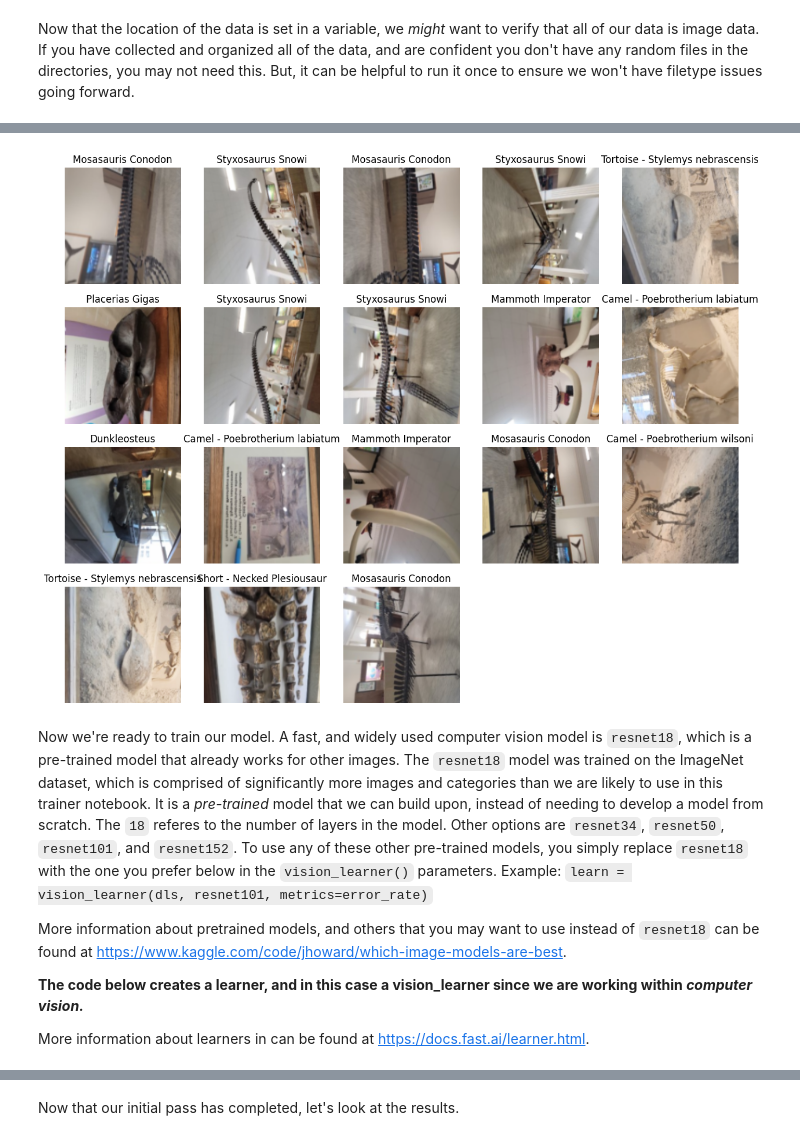
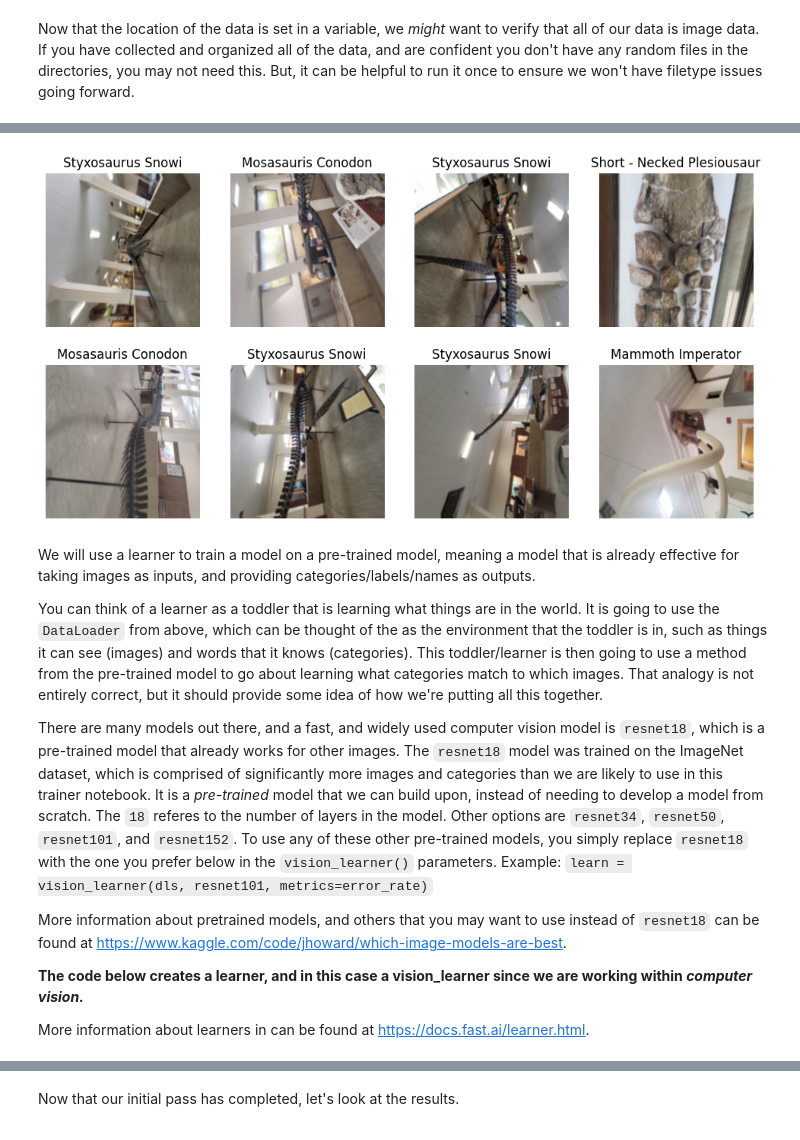
Before and after one commit to chtvanob/indigigenius.aicode.camp.VBegay, a Jupyter notebook: 02-deep-learning-computer-vision/notebooks/4 - Day Four - Training A Model With Collected Data/00-computer-vision-trainer-VB.ipynb, the cells around one changed output, grey strips where cells are left out. Cells and saved outputs as stored; diff of their text form; code cells hidden in the pictures.

```diff
--- a/02-deep-learning-computer-vision/notebooks/4 - Day Four - Training A Model With Collected Data/00-computer-vision-trainer-VB.ipynb
+++ b/02-deep-learning-computer-vision/notebooks/4 - Day Four - Training A Model With Collected Data/00-computer-vision-trainer-VB.ipynb
@@ -103,12 +158,9 @@ dls = DataBlock(
     get_items=get_image_files,
     splitter=RandomSplitter(valid_pct=0.2, seed=42),
     get_y=parent_label,
-    item_tfms=[Resize(192, method='squish')],
-    batch_tfms=[
-        *aug_transforms(size=192, min_scale=0.75, p_lighting=0.8, do_flip=true),  # Adjust the p_lighting parameter
-        Normalize.from_stats(*imagenet_stats)
-    ]
-).dataloaders(path, bs=256)
+    item_tfms=Resize(224, 'squish'),#RandomResizedCrop(224, min_scale=0.3),
+    batch_tfms=aug_transforms()
+).dataloaders(path, bs=224)
 # %% [markdown]
 Here what each of the `DataBlock` parameters means:
 
@@ -150,11 +202,15 @@ You should see images that have been:
 
 These augmentations allow our data to become more than just what the image originally was. Our model doesn't need to require that the original image was taken upside-down sometimes, but can account for that possibility through the data augmentation.
 # %%
-dls.show_batch(max_n=18)
+dls.show_batch(max_n=8, nrows=2, ncols=4)
 # %% [output]
-[figure, old version]
+[figure, new version]
 # %% [markdown]
-Now we're ready to train our model. A fast, and widely used computer vision model is `resnet18`, which is a pre-trained model that already works for other images. The `resnet18` model was trained on the ImageNet dataset, which is comprised of significantly more images and categories than we are likely to use in this trainer notebook. It is a *pre-trained* model that we can build upon, instead of needing to develop a model from scratch. The `18` referes to the number of layers in the model. Other options are `resnet34`, `resnet50`, `resnet101`, and `resnet152`. To use any of these other pre-trained models, you simply replace `resnet18` with the one you prefer below in the `vision_learner()` parameters.
+We will use a learner to train a model on a pre-trained model, meaning a model that is already effective for taking images as inputs, and providing categories/labels/names as outputs.
+
+You can think of a learner as a toddler that is learning what things are in the world. It is going to use the `DataLoader` from above, which can be thought of the as the environment that the toddler is in, such as things it can see (images) and words that it knows (categories). This toddler/learner is then going to use a method from the pre-trained model to go about learning what categories match to which images. That analogy is not entirely correct, but it should provide some idea of how we're putting all this together.
+
+There are many models out there, and a fast, and widely used computer vision model is `resnet18`, which is a pre-trained model that already works for other images. The `resnet18` model was trained on the ImageNet dataset, which is comprised of significantly more images and categories than we are likely to use in this trainer notebook. It is a *pre-trained* model that we can build upon, instead of needing to develop a model from scratch. The `18` referes to the number of layers in the model. Other options are `resnet34`, `resnet50`, `resnet101`, and `resnet152`. To use any of these other pre-trained models, you simply replace `resnet18` with the one you prefer below in the `vision_learner()` parameters.
 Example: `learn = vision_learner(dls, resnet101, metrics=error_rate)`
 
 More information about pretrained models, and others that you may want to use instead of `resnet18` can be found at [https://www.kaggle.com/code/jhoward/which-image-models-are-best](https://www.kaggle.com/code/jhoward/which-image-models-are-best).
```
Also changed, not shown: parts of 34 cells of this notebook.
